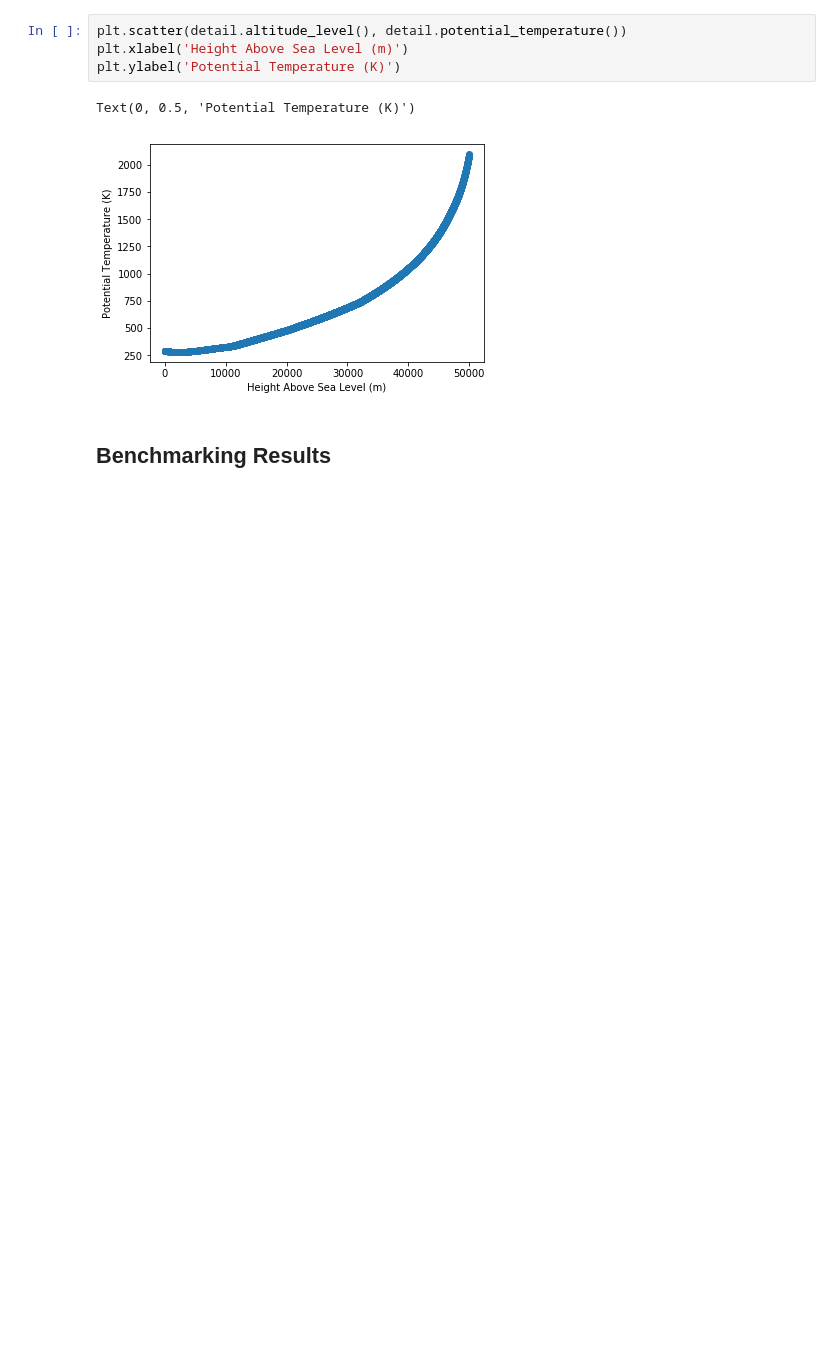
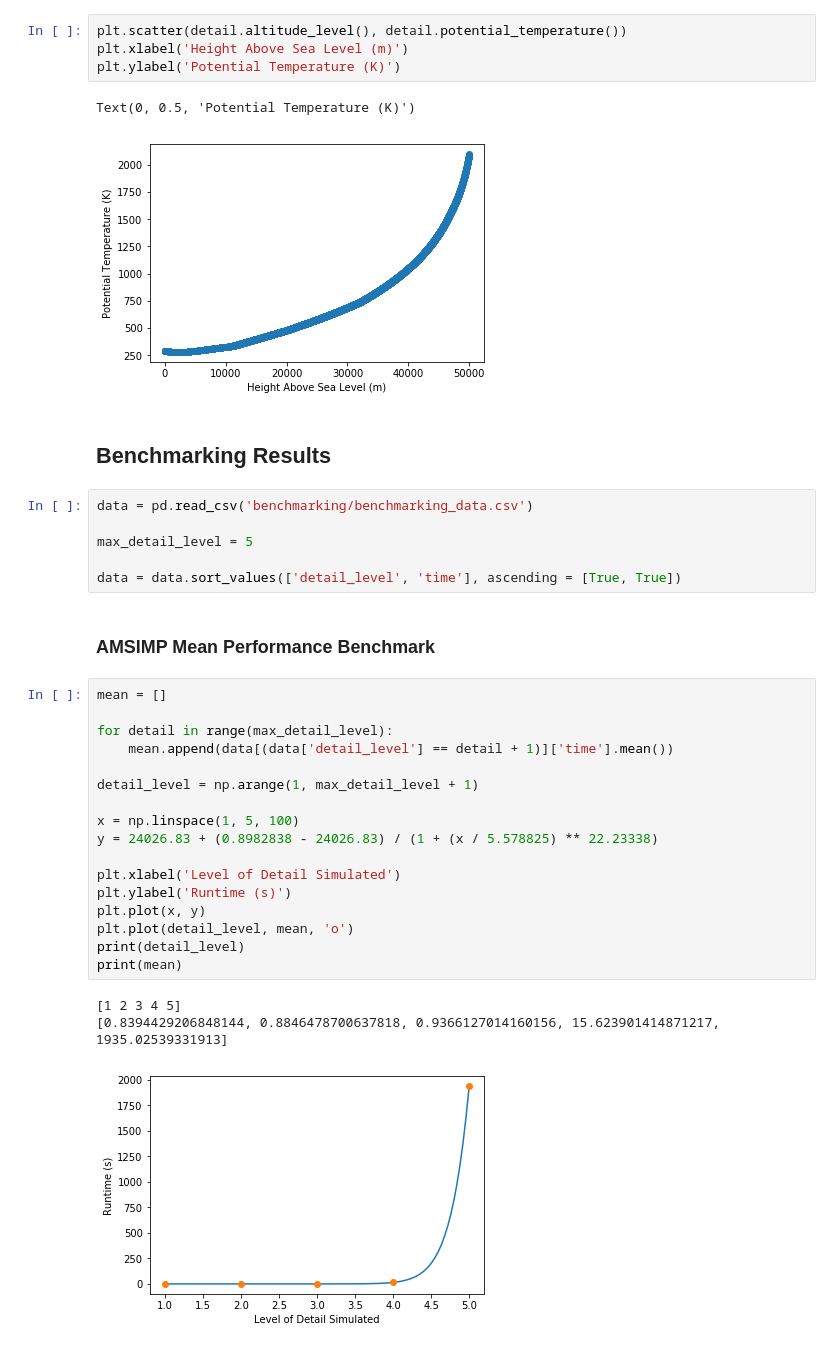
Before and after one commit to amsimp/amsimp, a Jupyter notebook: benchmarking/visualise.ipynb, the cells around one changed output. Saved outputs shown, nothing was run; the diff lists cells and outputs as text; blank space fills up the shorter version.

Commit message:
Benchmarking Complete

```diff
--- a/benchmarking/visualise.ipynb
+++ b/benchmarking/visualise.ipynb
@@ -122,3 +126,32 @@ Text(0, 0.5, 'Potential Temperature (K)')
 [figure]
 # %% [markdown]
 ## Benchmarking Results
+# %%
+data = pd.read_csv('benchmarking/benchmarking_data.csv')
+
+max_detail_level = 5
+
+data = data.sort_values(['detail_level', 'time'], ascending = [True, True])
+# %% [markdown]
+### AMSIMP Mean Performance Benchmark
+# %%
+mean = []
+
+for detail in range(max_detail_level):
+    mean.append(data[(data['detail_level'] == detail + 1)]['time'].mean())
+
+detail_level = np.arange(1, max_detail_level + 1)
+
+x = np.linspace(1, 5, 100)
+y = 24026.83 + (0.8982838 - 24026.83) / (1 + (x / 5.578825) ** 22.23338)
+
+plt.xlabel('Level of Detail Simulated')
+plt.ylabel('Runtime (s)')
+plt.plot(x, y)
+plt.plot(detail_level, mean, 'o')
+print(detail_level)
+print(mean)
+# %% [output]
+[1 2 3 4 5]
+[0.8394429206848144, 0.8846478700637818, 0.9366127014160156, 15.623901414871217, 1935.02539331913]
+[figure, added]
```
Also changed, not shown: parts of 3 cells of this notebook, 8 other files.
